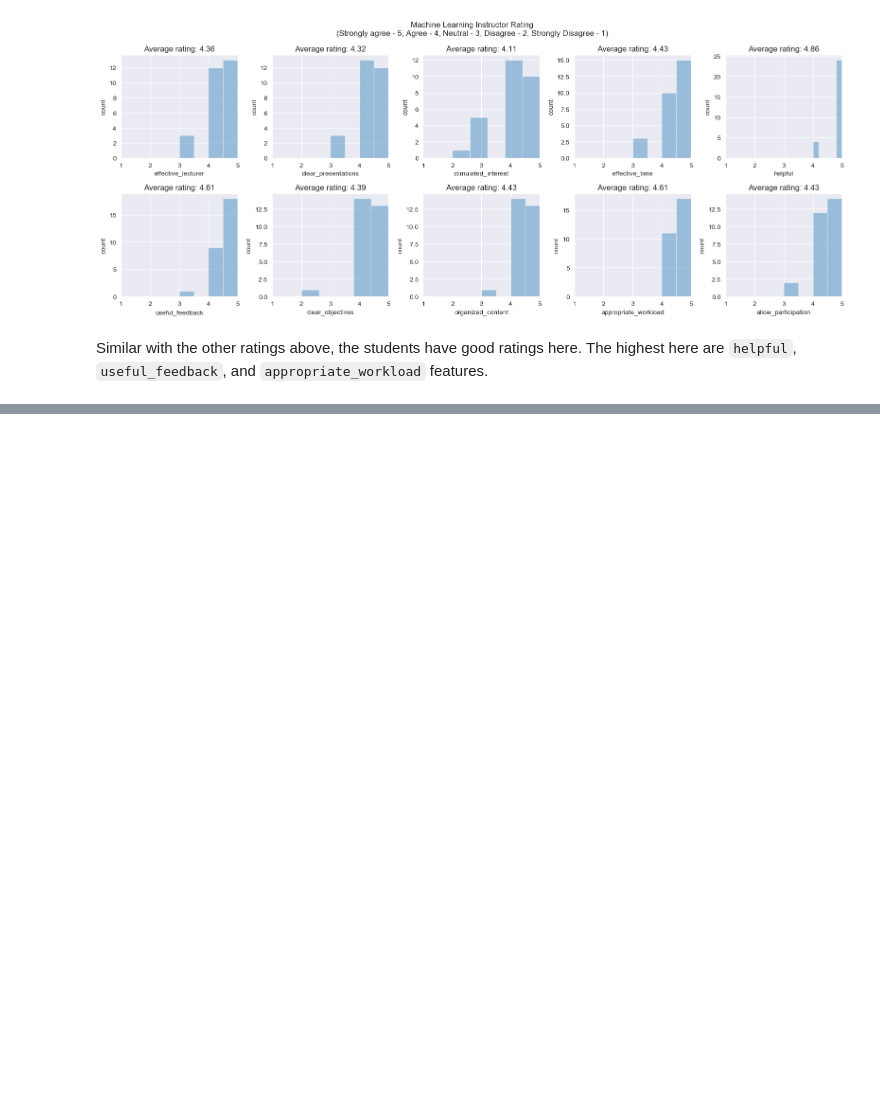
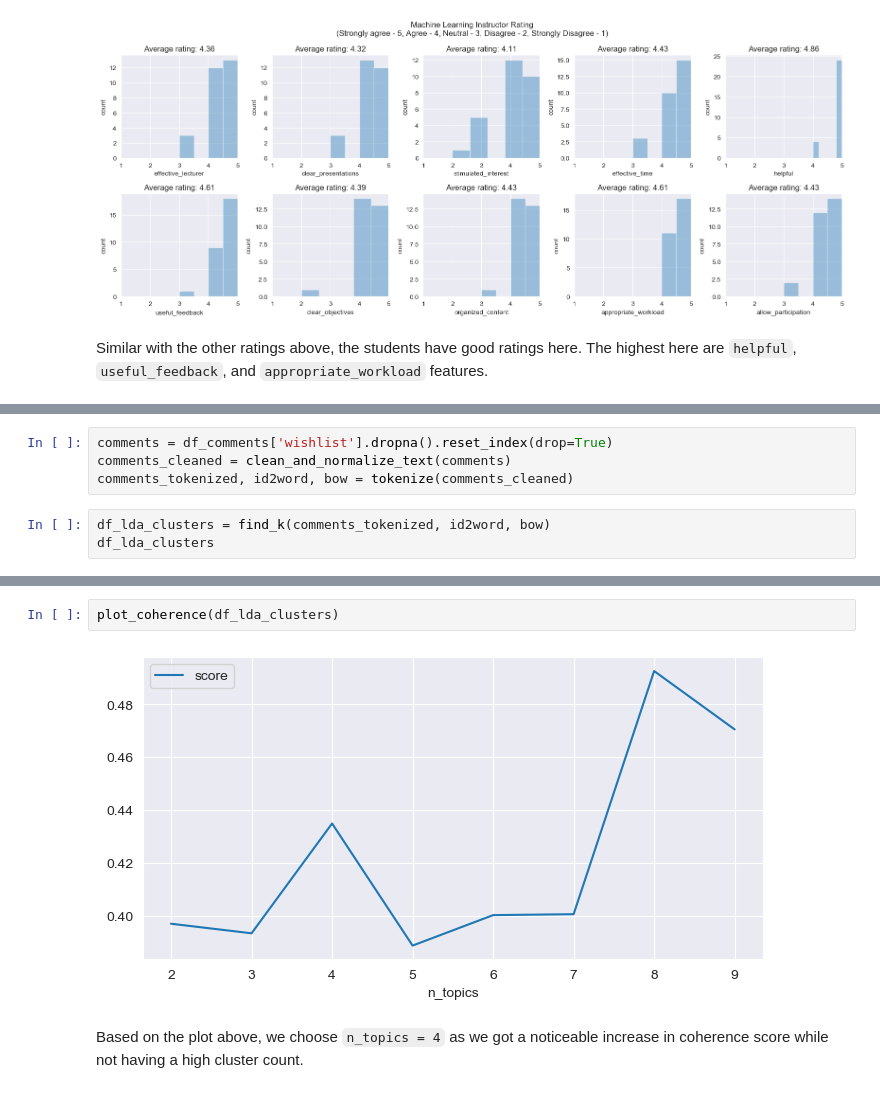
Before and after one commit to Cyntwikip/Pet-Projects, a Jupyter notebook: machlrn_feedback/Feedback Analysis.ipynb, the cells around one changed output, grey strips where cells are left out. Drawn from its saved outputs; the diff is of its cells as text; blank space fills up the shorter version.

Commit message:
Add topic modeling for Machine Learning Feedback Analysis

```diff
--- a/machlrn_feedback/Feedback Analysis.ipynb
+++ b/machlrn_feedback/Feedback Analysis.ipynb
@@ -228,0 +577,7 @@ In Progress
+# %%
+comments = df_comments['wishlist'].dropna().reset_index(drop=True)
+comments_cleaned = clean_and_normalize_text(comments)
+comments_tokenized, id2word, bow = tokenize(comments_cleaned)
+# %%
+df_lda_clusters = find_k(comments_tokenized, id2word, bow)
+df_lda_clusters
@@ -228,0 +594,6 @@ In Progress
+# %%
+plot_coherence(df_lda_clusters)
+# %% [output]
+[figure, added]
+# %% [markdown]
+Based on the plot above, we choose `n_topics = 4` as we got a noticeable increase in coherence score while not having a high cluster count.
```
Also changed, not shown: parts of 43 cells of this notebook.
